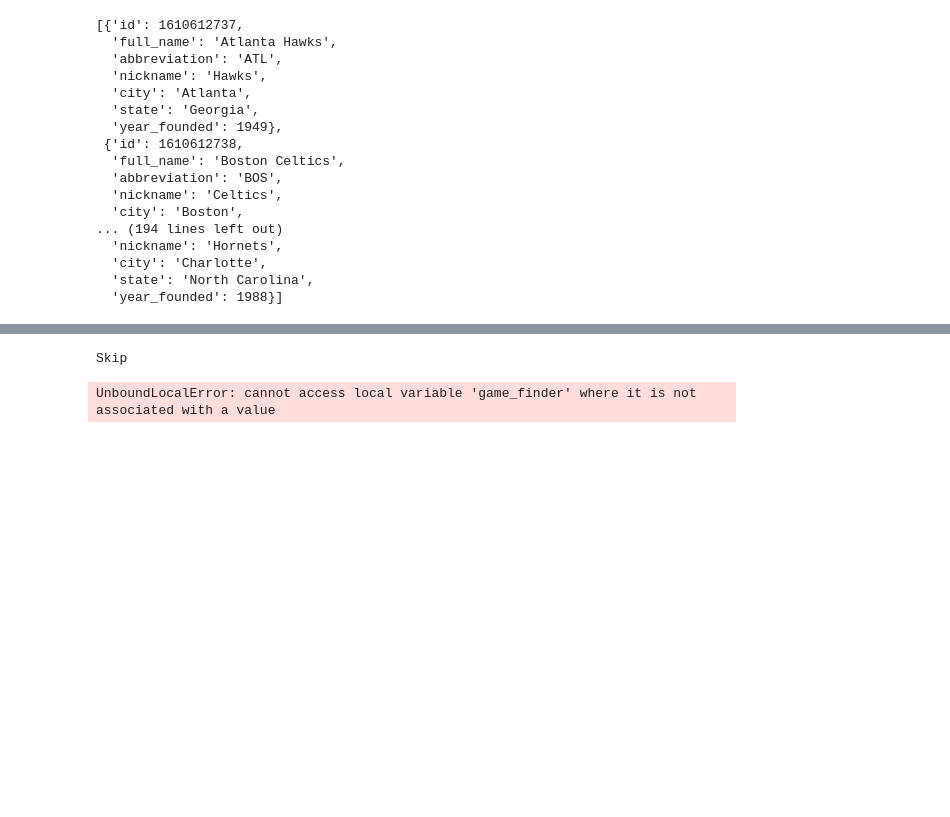
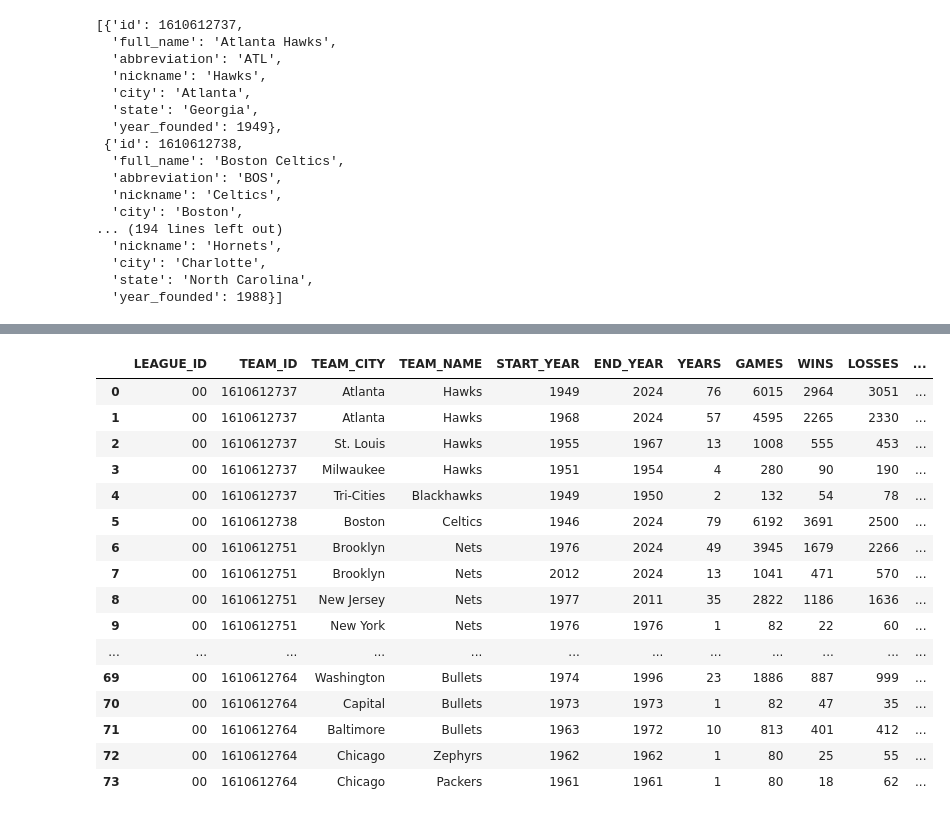
Before and after one commit to arongu321/Basketify_SBX, a Jupyter notebook: test_server/pull_data_scripts/test.ipynb, the cells around one changed output, grey strips where cells are left out. Saved outputs shown, nothing was run; the diff lists cells and outputs as text; code cells hidden in the pictures; blank space fills up the shorter version.

Commit message:
Added scripts to push data with updated fields to MongoDB cluster and added more filters for filter section

```diff
--- a/test_server/pull_data_scripts/test.ipynb
+++ b/test_server/pull_data_scripts/test.ipynb
@@ -93,11 +51,24 @@ result
-# %%
-all_player_games = []
-for player in all_players:
-    player_games = get_player_games(player)
-    all_player_games.append(player_games)
-    sleep(0.5)
-result = pd.concat(all_player_games, ignore_index=True)
-result
-# %% [output]
-Skip
-UnboundLocalError: cannot access local variable 'game_finder' where it is not associated with a value
+# %%
+from nba_api.stats.endpoints import FranchiseHistory
+pd.set_option('display.max_rows', None)
+pd.set_option('display.max_columns', None)
+franchise_history = FranchiseHistory().get_data_frames()[0]
+franchise_history
+# %% [output]
+|  | LEAGUE_ID | TEAM_ID | TEAM_CITY | TEAM_NAME | START_YEAR | END_YEAR | YEARS | GAMES | WINS | LOSSES | ... |
+| 0 | 00 | 1610612737 | Atlanta | Hawks | 1949 | 2024 | 76 | 6015 | 2964 | 3051 | ... |
+| 1 | 00 | 1610612737 | Atlanta | Hawks | 1968 | 2024 | 57 | 4595 | 2265 | 2330 | ... |
+| 2 | 00 | 1610612737 | St. Louis | Hawks | 1955 | 1967 | 13 | 1008 | 555 | 453 | ... |
+| 3 | 00 | 1610612737 | Milwaukee | Hawks | 1951 | 1954 | 4 | 280 | 90 | 190 | ... |
+| 4 | 00 | 1610612737 | Tri-Cities | Blackhawks | 1949 | 1950 | 2 | 132 | 54 | 78 | ... |
+| 5 | 00 | 1610612738 | Boston | Celtics | 1946 | 2024 | 79 | 6192 | 3691 | 2500 | ... |
+| 6 | 00 | 1610612751 | Brooklyn | Nets | 1976 | 2024 | 49 | 3945 | 1679 | 2266 | ... |
+| 7 | 00 | 1610612751 | Brooklyn | Nets | 2012 | 2024 | 13 | 1041 | 471 | 570 | ... |
+| 8 | 00 | 1610612751 | New Jersey | Nets | 1977 | 2011 | 35 | 2822 | 1186 | 1636 | ... |
+| 9 | 00 | 1610612751 | New York | Nets | 1976 | 1976 | 1 | 82 | 22 | 60 | ... |
+| ... | ... | ... | ... | ... | ... | ... | ... | ... | ... | ... | ... |
+| 69 | 00 | 1610612764 | Washington | Bullets | 1974 | 1996 | 23 | 1886 | 887 | 999 | ... |
+| 70 | 00 | 1610612764 | Capital | Bullets | 1973 | 1973 | 1 | 82 | 47 | 35 | ... |
+| 71 | 00 | 1610612764 | Baltimore | Bullets | 1963 | 1972 | 10 | 813 | 401 | 412 | ... |
+| 72 | 00 | 1610612764 | Chicago | Zephyrs | 1962 | 1962 | 1 | 80 | 25 | 55 | ... |
+| 73 | 00 | 1610612764 | Chicago | Packers | 1961 | 1961 | 1 | 80 | 18 | 62 | ... |
```
Also changed, not shown: parts of 6 cells of this notebook, 15 other files.
